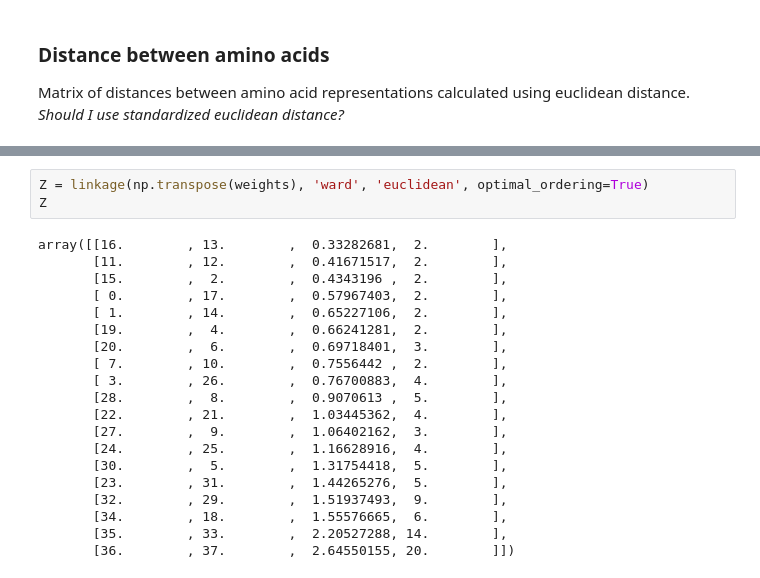
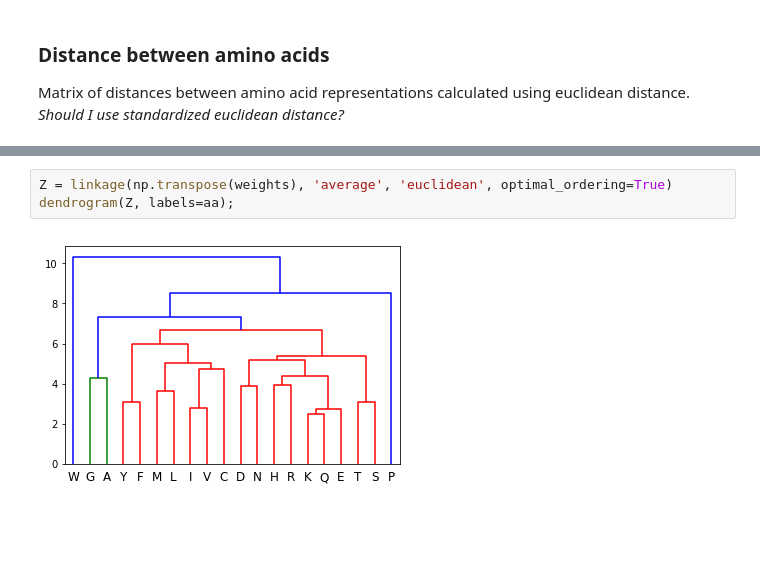
Before and after one commit to zgcarvalho/Seq2Sec, a Jupyter notebook: amino_acids_representation.ipynb, the cells around one changed output, grey strips where cells are left out. Saved outputs shown, nothing was run; the diff lists cells and outputs as text; blank space fills up the shorter version.

```diff
--- a/amino_acids_representation.ipynb
+++ b/amino_acids_representation.ipynb
@@ -33,23 +33,5 @@ sns.heatmap(D, square=True, annot=True, linewidths=.0, cbar_kws={"shrink": .7},
 # %%
-Z = linkage(np.transpose(weights), 'ward', 'euclidean', optimal_ordering=True)
-Z
+Z = linkage(np.transpose(weights), 'average', 'euclidean', optimal_ordering=True)
+dendrogram(Z, labels=aa);
 # %% [output]
-array([[16.        , 13.        ,  0.33282681,  2.        ],
-       [11.        , 12.        ,  0.41671517,  2.        ],
-       [15.        ,  2.        ,  0.4343196 ,  2.        ],
-       [ 0.        , 17.        ,  0.57967403,  2.        ],
-       [ 1.        , 14.        ,  0.65227106,  2.        ],
-       [19.        ,  4.        ,  0.66241281,  2.        ],
-       [20.        ,  6.        ,  0.69718401,  3.        ],
-       [ 7.        , 10.        ,  0.7556442 ,  2.        ],
-       [ 3.        , 26.        ,  0.76700883,  4.        ],
-       [28.        ,  8.        ,  0.9070613 ,  5.        ],
-       [22.        , 21.        ,  1.03445362,  4.        ],
-       [27.        ,  9.        ,  1.06402162,  3.        ],
-       [24.        , 25.        ,  1.16628916,  4.        ],
-       [30.        ,  5.        ,  1.31754418,  5.        ],
-       [23.        , 31.        ,  1.44265276,  5.        ],
-       [32.        , 29.        ,  1.51937493,  9.        ],
-       [34.        , 18.        ,  1.55576665,  6.        ],
-       [35.        , 33.        ,  2.20527288, 14.        ],
-       [36.        , 37.        ,  2.64550155, 20.        ]])
+[figure, added]
```
Also changed, not shown: parts of 8 cells of this notebook.
